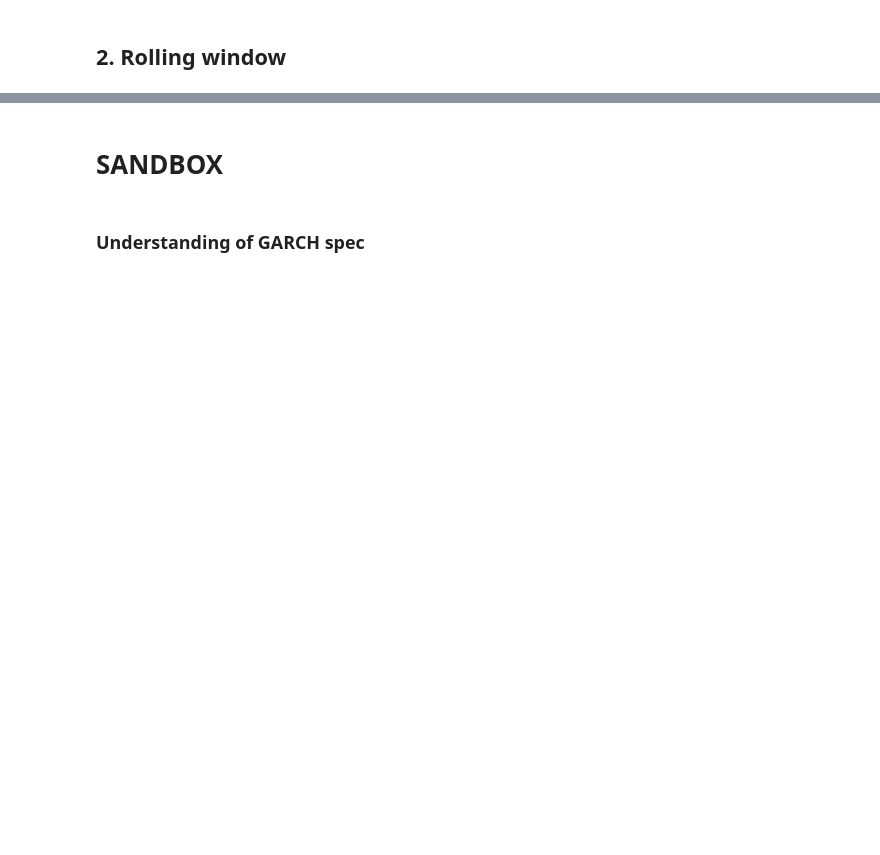
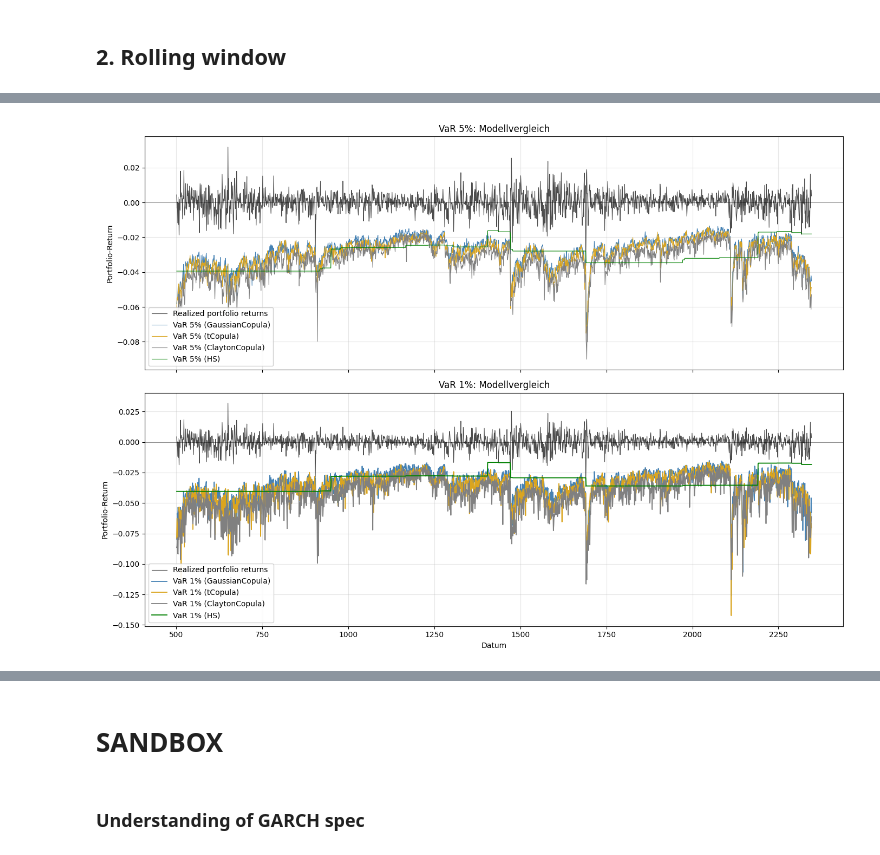
Before and after one commit to andrebraeuer/machinelearning, a Jupyter notebook: SANDBOX_copulagarch.ipynb, the cells around one changed output, grey strips where cells are left out. Cells and saved outputs as stored; diff of their text form; code cells hidden in the pictures; blank space fills up the shorter version.

```diff
--- a/SANDBOX_copulagarch.ipynb
+++ b/SANDBOX_copulagarch.ipynb
@@ -65,0 +459,40 @@ weights = np.ones(len(TICKERS)) / len(TICKERS)
+# %%
+fig, axes = plt.subplots(2, 1, figsize=(14, 10), sharex=True)
+
+colors = {"GaussianCopula": "steelblue", "tCopula": "goldenrod", "ClaytonCopula": "grey", "HS": "green"}
+
+# --- Subplot 1: VaR 5% ---
+ax = axes[0]
+ax.plot(realized.index, realized.values, color="black", lw=0.8,
+        alpha=0.7, label="Realized portfolio returns")
+
+for model in var5.columns:
+    ax.plot(var5.index, var5[model], color=colors[model], lw=0.8,
+            label=f"VaR 5% ({model})")
+
+ax.axhline(0, color="black", lw=0.5, alpha=0.5)
+ax.set_ylabel("Portfolio-Return")
+ax.set_title("VaR 5%: Modellvergleich")
+ax.legend(loc="lower left", framealpha=0.9)
+ax.grid(True, alpha=0.3)
+
+# --- Subplot 2: VaR 1% ---
+ax = axes[1]
+ax.plot(realized.index, realized.values, color="black", lw=0.8,
+        alpha=0.7, label="Realized portfolio returns")
+
+for model in var1.columns:
+    ax.plot(var1.index, var1[model], color=colors[model], lw=1.3,
+            label=f"VaR 1% ({model})")
+
+ax.axhline(0, color="black", lw=0.5, alpha=0.5)
+ax.set_xlabel("Datum")
+ax.set_ylabel("Portfolio-Return")
+ax.set_title("VaR 1%: Modellvergleich")
+ax.legend(loc="lower left", framealpha=0.9)
+ax.grid(True, alpha=0.3)
+
+plt.tight_layout()
+plt.show()
+# %% [output]
+[figure, added]
```
Also changed, not shown: parts of 105 cells of this notebook, 6 other files.
